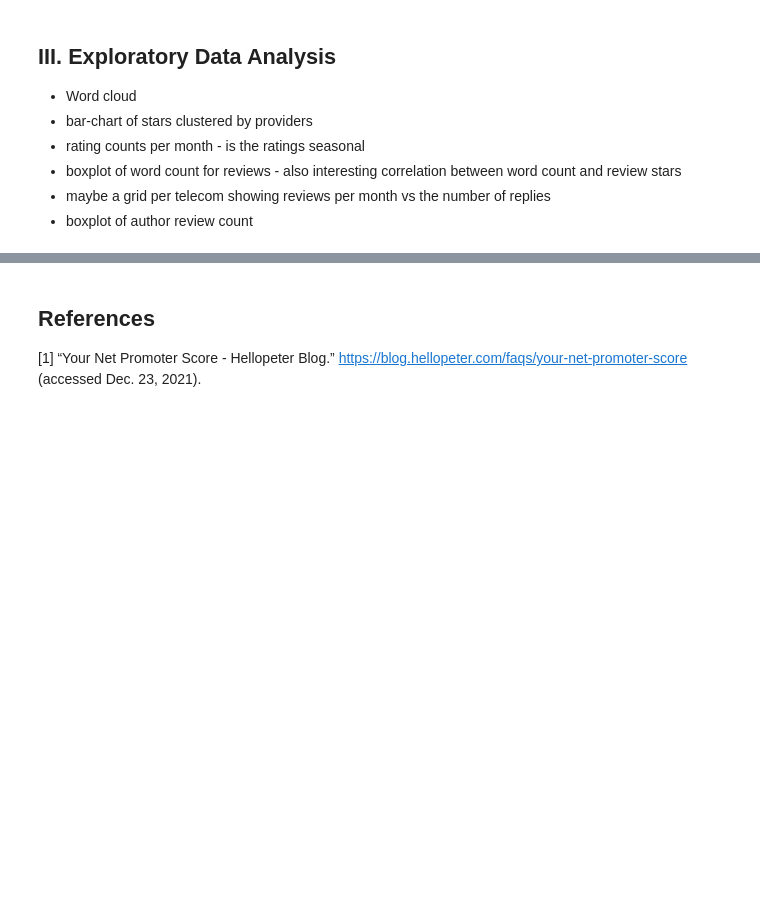
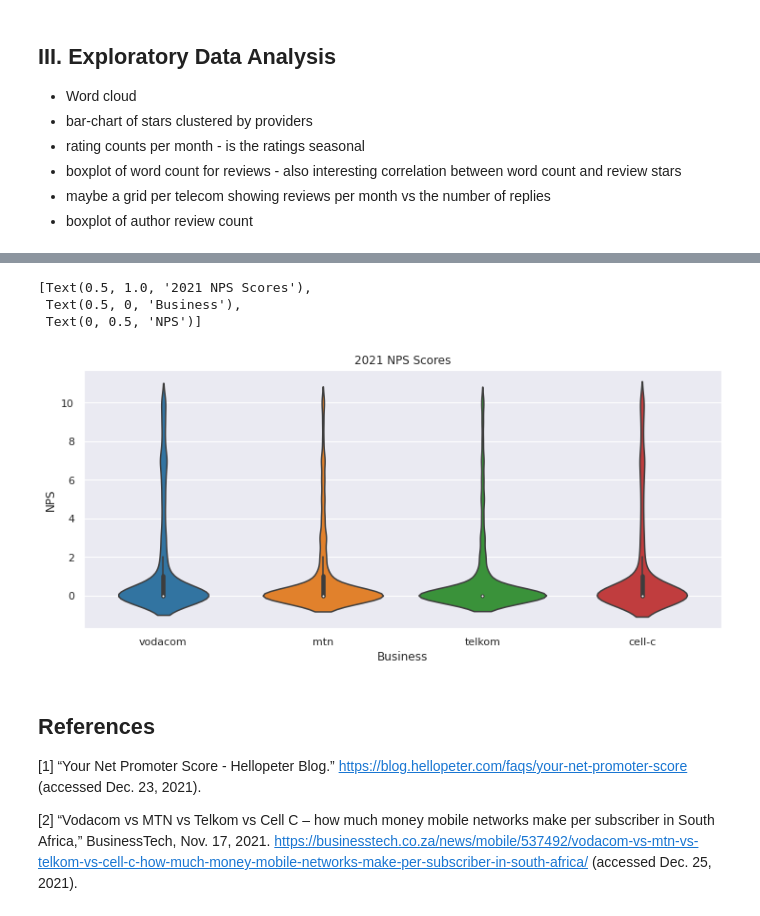
Before and after one commit to JohnnyFoulds/dsm020-2021-oct, a Jupyter notebook: coursework_01/cw.ipynb, the cells around one changed output, grey strips where cells are left out. Saved outputs shown, nothing was run; the diff lists cells and outputs as text; code cells hidden in the pictures; blank space fills up the shorter version.

```diff
--- a/coursework_01/cw.ipynb
+++ b/coursework_01/cw.ipynb
@@ -774,4 +838,23 @@ Applying typical NLP pre-processing techniques such as tokenization, stopword re
+# %%
+nps_plot = sns.violinplot(
+    data=df_eda,
+    x="business_slug",
+    y="nps_rating",
+    palette="tab10")
+
+nps_plot.set(
+    title='2021 NPS Scores',
+    xlabel='Business',
+    ylabel='NPS'
+)
+# %% [output]
+[Text(0.5, 1.0, '2021 NPS Scores'),
+ Text(0.5, 0, 'Business'),
+ Text(0, 0.5, 'NPS')]
+[figure, added]
 # %% [markdown]
 ## References
 
 <a name='hellopeter_nps'></a>[1] “Your Net Promoter Score - Hellopeter Blog.” https://blog.hellopeter.com/faqs/your-net-promoter-score (accessed Dec. 23, 2021).
+
+<a name="telecom_size"></a>[2] “Vodacom vs MTN vs Telkom vs Cell C – how much money mobile networks make per subscriber in South Africa,” BusinessTech, Nov. 17, 2021. https://businesstech.co.za/news/mobile/537492/vodacom-vs-mtn-vs-telkom-vs-cell-c-how-much-money-mobile-networks-make-per-subscriber-in-south-africa/ (accessed Dec. 25, 2021).
```
Also changed, not shown: parts of 14 cells of this notebook.
